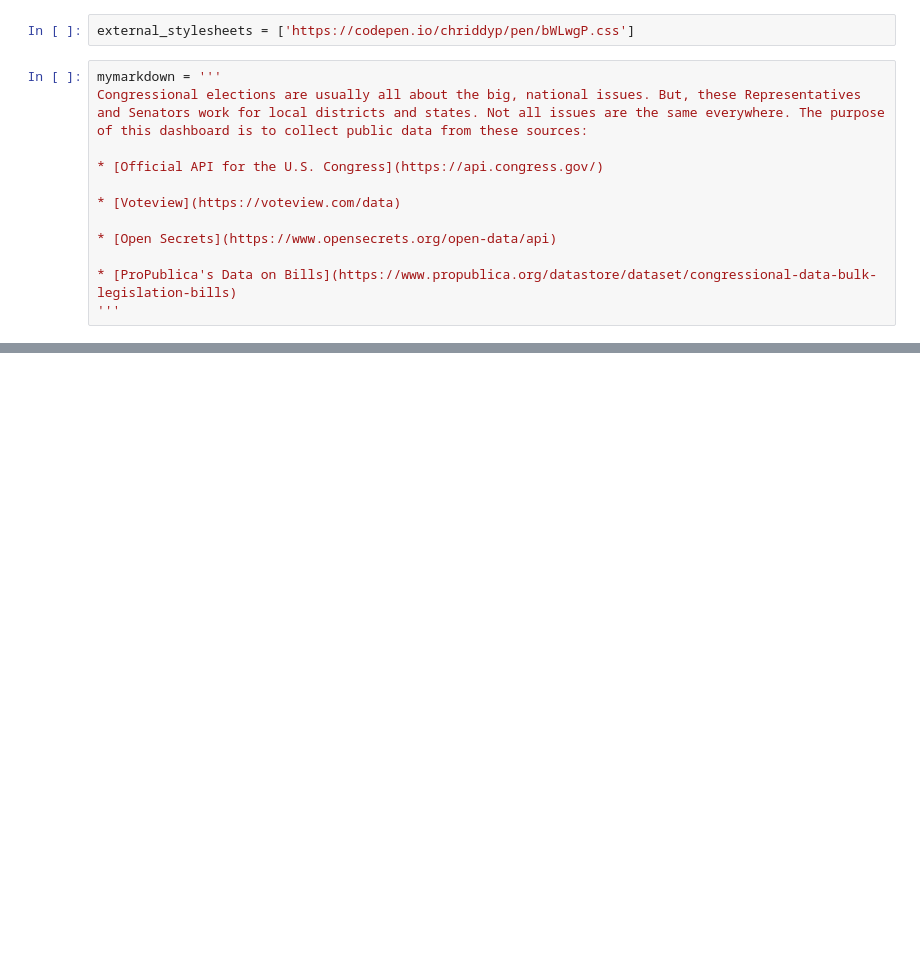
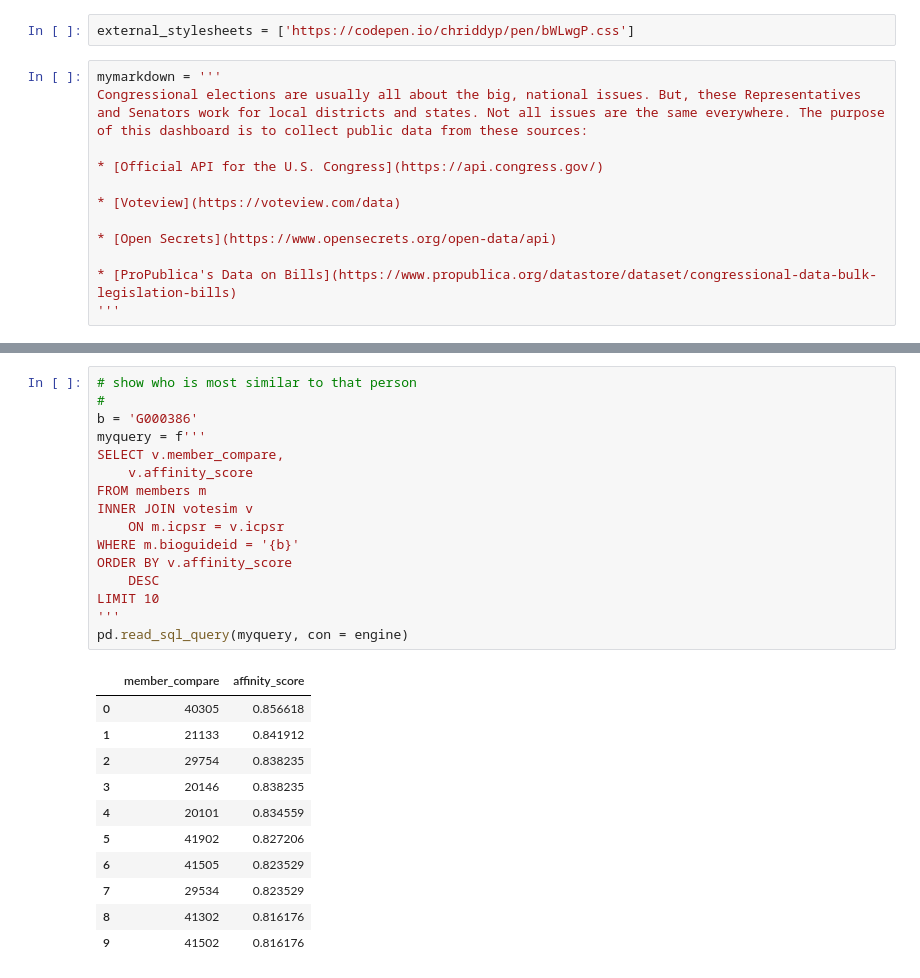
Before and after one commit to eanelson01/contrans2023, a Jupyter notebook: dashboard.ipynb, the cells around one changed output, grey strips where cells are left out. Cells and saved outputs as stored; diff of their text form; blank space fills up the shorter version.

```diff
--- a/dashboard.ipynb
+++ b/dashboard.ipynb
@@ -231,0 +315,28 @@ if __name__ == "__main__":
+# %%
+# show who is most similar to that person
+#
+b = 'G000386'
+myquery = f'''
+SELECT v.member_compare,
+    v.affinity_score
+FROM members m
+INNER JOIN votesim v
+    ON m.icpsr = v.icpsr
+WHERE m.bioguideid = '{b}'
+ORDER BY v.affinity_score
+    DESC
+LIMIT 10
+'''
+pd.read_sql_query(myquery, con = engine)
+# %% [output]
+|  | member_compare | affinity_score |
+| 0 | 40305 | 0.856618 |
+| 1 | 21133 | 0.841912 |
+| 2 | 29754 | 0.838235 |
+| 3 | 20146 | 0.838235 |
+| 4 | 20101 | 0.834559 |
+| 5 | 41902 | 0.827206 |
+| 6 | 41505 | 0.823529 |
+| 7 | 29534 | 0.823529 |
+| 8 | 41302 | 0.816176 |
+| 9 | 41502 | 0.816176 |
```
Also changed, not shown: parts of 2 cells of this notebook.
